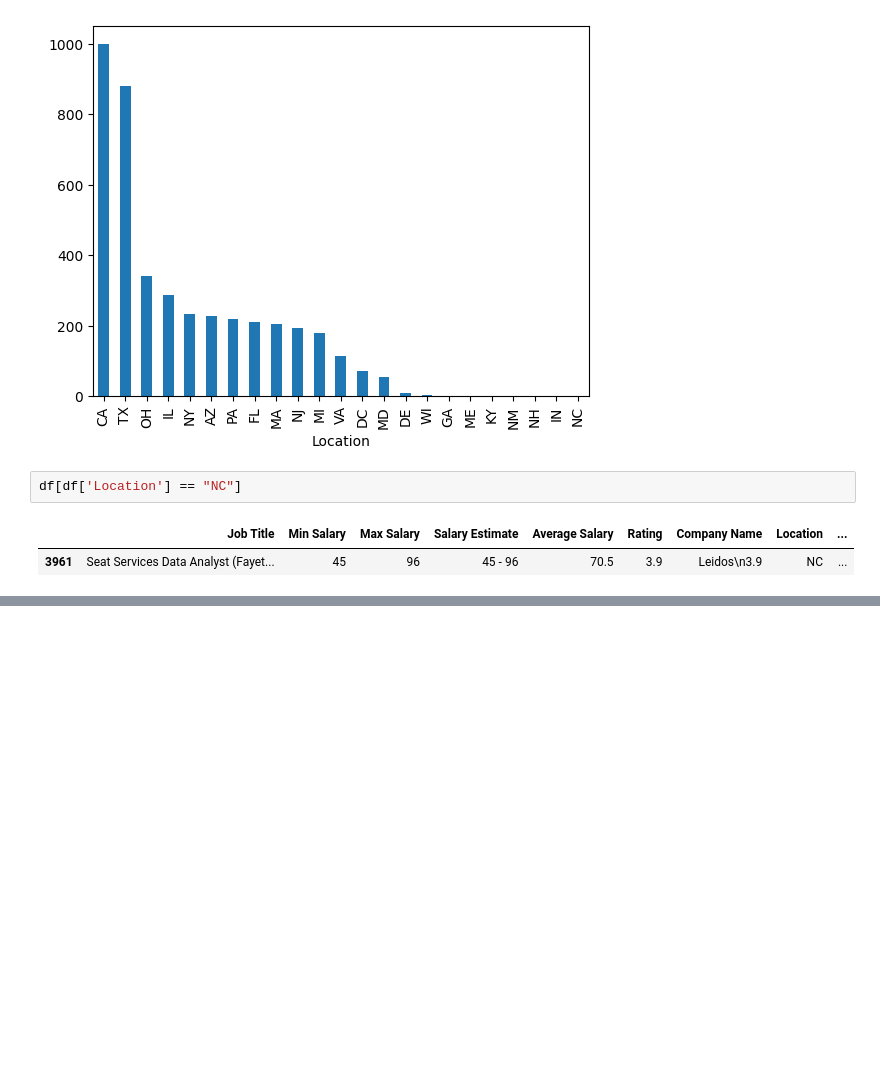
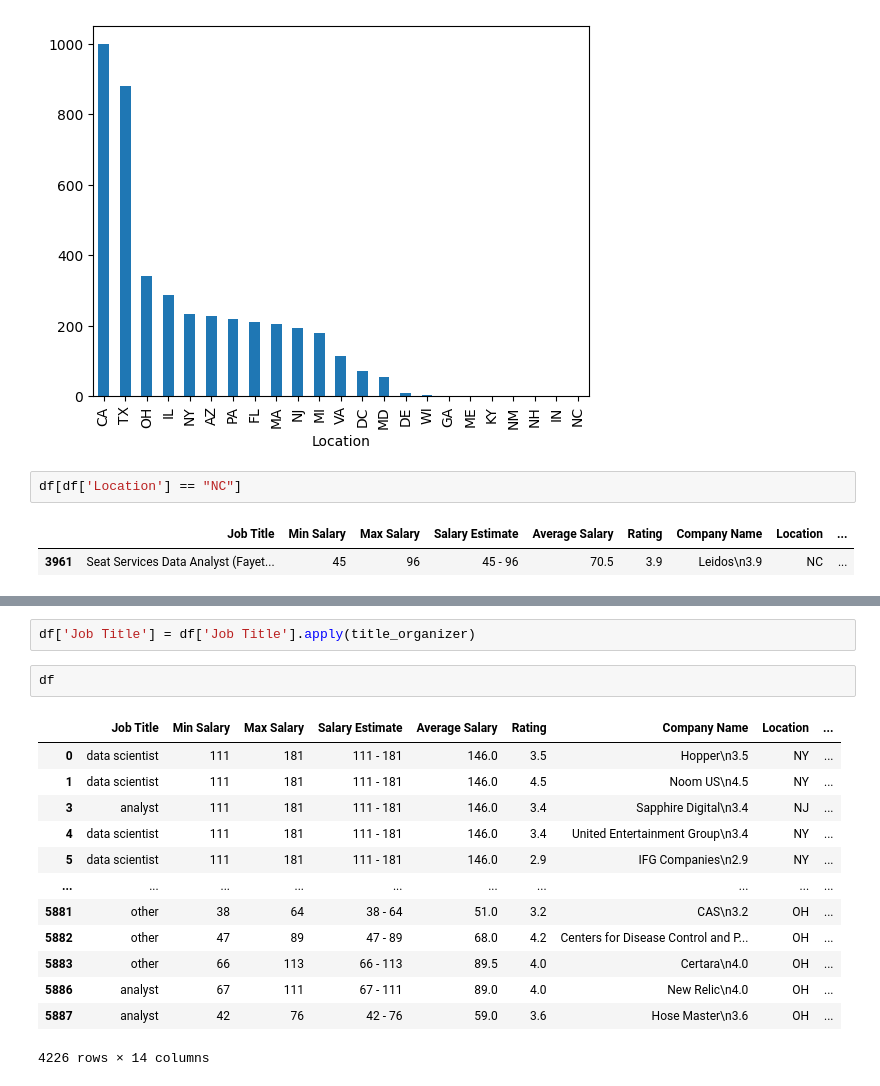
Before and after one commit to ParsaMehdipour/DataScience-Salary-Estimation, a Jupyter notebook: DataCleaning.ipynb, the cells around one changed output, grey strips where cells are left out. Cells and saved outputs as stored; diff of their text form; blank space fills up the shorter version.

```diff
--- a/DataCleaning.ipynb
+++ b/DataCleaning.ipynb
@@ -370,0 +384,18 @@ df.to_csv("CleanedDataFrame.csv")
+# %%
+df['Job Title'] = df['Job Title'].apply(title_organizer)
+# %%
+df
+# %% [output]
+|  | Job Title | Min Salary | Max Salary | Salary Estimate | Average Salary | Rating | Company Name | Location | ... |
+| 0 | data scientist | 111 | 181 | 111 - 181 | 146.0 | 3.5 | Hopper\n3.5 | NY | ... |
+| 1 | data scientist | 111 | 181 | 111 - 181 | 146.0 | 4.5 | Noom US\n4.5 | NY | ... |
+| 3 | analyst | 111 | 181 | 111 - 181 | 146.0 | 3.4 | Sapphire Digital\n3.4 | NJ | ... |
+| 4 | data scientist | 111 | 181 | 111 - 181 | 146.0 | 3.4 | United Entertainment Group\n3.4 | NY | ... |
+| 5 | data scientist | 111 | 181 | 111 - 181 | 146.0 | 2.9 | IFG Companies\n2.9 | NY | ... |
+| ... | ... | ... | ... | ... | ... | ... | ... | ... | ... |
+| 5881 | other | 38 | 64 | 38 - 64 | 51.0 | 3.2 | CAS\n3.2 | OH | ... |
+| 5882 | other | 47 | 89 | 47 - 89 | 68.0 | 4.2 | Centers for Disease Control and P... | OH | ... |
+| 5883 | other | 66 | 113 | 66 - 113 | 89.5 | 4.0 | Certara\n4.0 | OH | ... |
+| 5886 | analyst | 67 | 111 | 67 - 111 | 89.0 | 4.0 | New Relic\n4.0 | OH | ... |
+| 5887 | analyst | 42 | 76 | 42 - 76 | 59.0 | 3.6 | Hose Master\n3.6 | OH | ... |
+4226 rows × 14 columns
```
Also changed, not shown: parts of 9 cells of this notebook.
